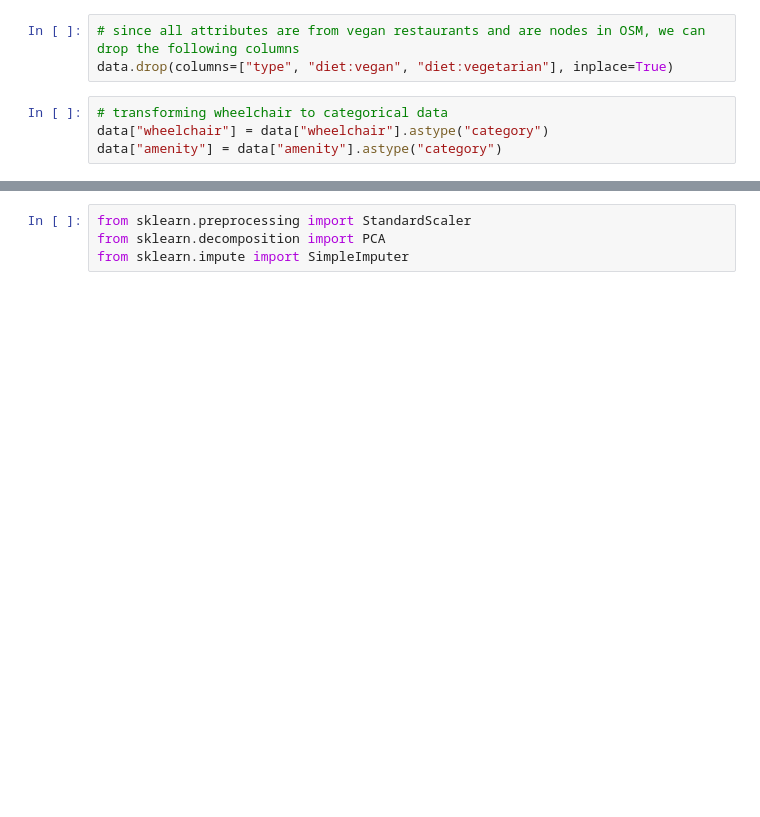
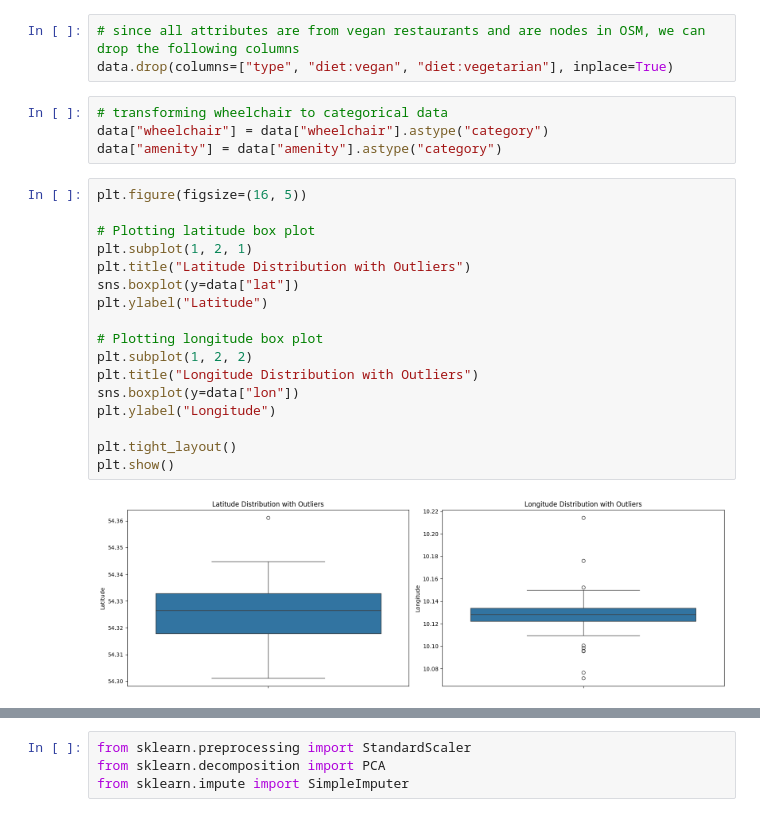
Before and after one commit to MartinDieCooleSocke420/sem1_math_and_stats, a Jupyter notebook: exam/experiments.ipynb, the cells around one changed output, grey strips where cells are left out. Drawn from its saved outputs; the diff is of its cells as text; blank space fills up the shorter version.

```diff
--- a/exam/experiments.ipynb
+++ b/exam/experiments.ipynb
@@ -165,3 +164,22 @@ data.drop(columns=["type", "diet:vegan", "diet:vegetarian"], inplace=True)
 # transforming wheelchair to categorical data
 data["wheelchair"] = data["wheelchair"].astype("category")
 data["amenity"] = data["amenity"].astype("category")
+# %%
+plt.figure(figsize=(16, 5))
+
+# Plotting latitude box plot
+plt.subplot(1, 2, 1)
+plt.title("Latitude Distribution with Outliers")
+sns.boxplot(y=data["lat"])
+plt.ylabel("Latitude")
+
+# Plotting longitude box plot
+plt.subplot(1, 2, 2)
+plt.title("Longitude Distribution with Outliers")
+sns.boxplot(y=data["lon"])
+plt.ylabel("Longitude")
+
+plt.tight_layout()
+plt.show()
+# %% [output]
+[figure, added]
```
Also changed, not shown: parts of 26 cells of this notebook.
